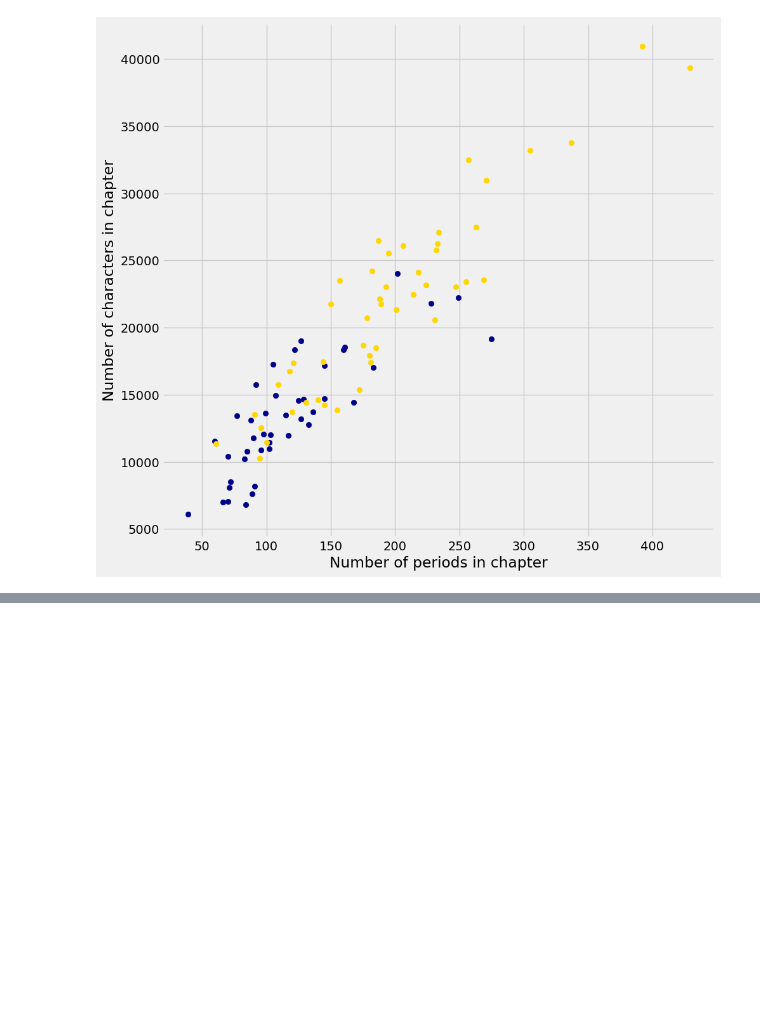
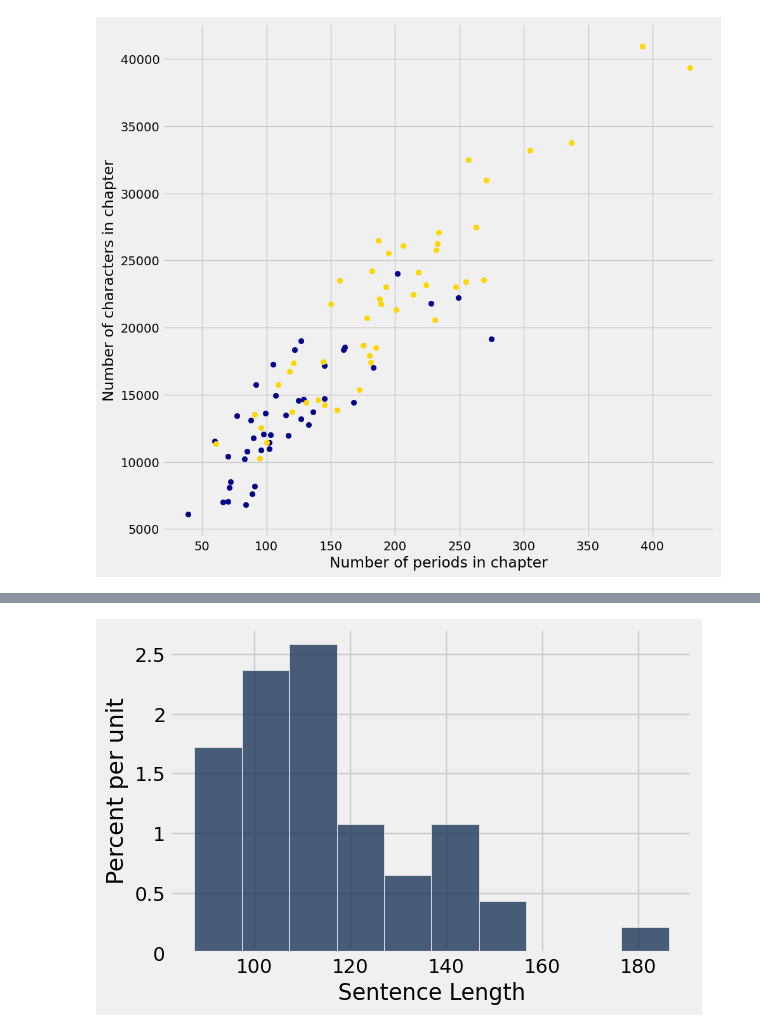
Before and after one commit to data-8/materials-sp23, a Jupyter notebook: lec/lec01.ipynb, the cells around one changed output, grey strips where cells are left out. Saved outputs shown, nothing was run; the diff lists cells and outputs as text; code cells hidden in the pictures; blank space fills up the shorter version.

```diff
--- a/lec/lec01.ipynb
+++ b/lec/lec01.ipynb
@@ -215,0 +253,5 @@ plt.ylabel('Number of characters in chapter');
+# %%
+Table.static_plots()
+length_lw.with_columns("Sentence Length", length_lw['Length']/length_lw['Periods']).hist("Sentence Length")
+# %% [output]
+[figure, added]
```
Also changed, not shown: parts of 18 cells of this notebook, 1 other file.
